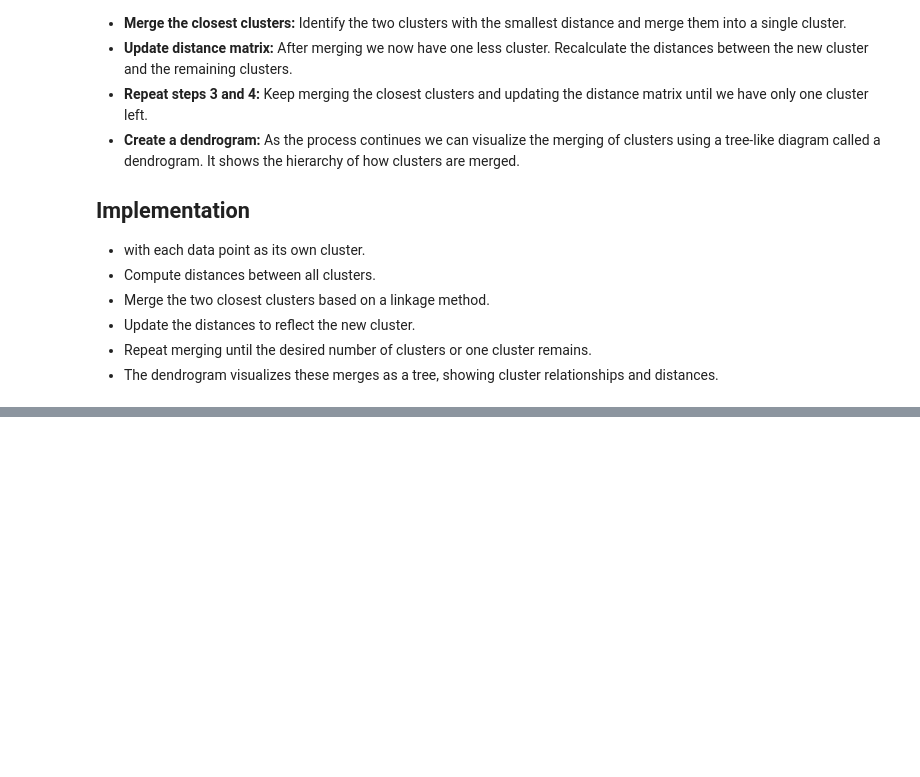
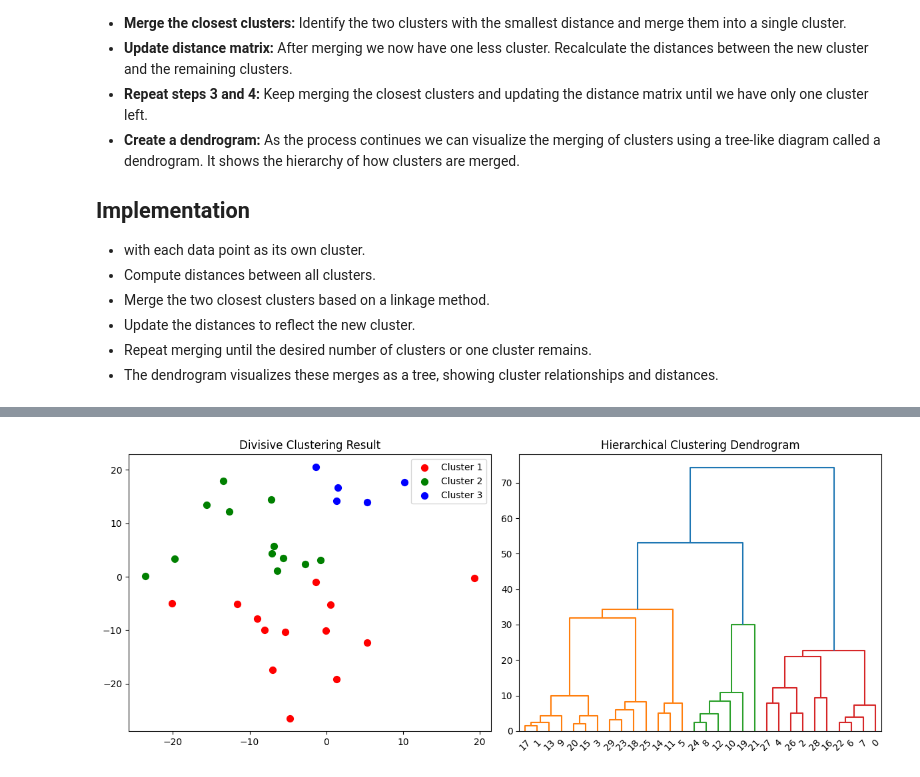
Before and after one commit to itsluckysharma01/Applied-Python-for-AI-ML-DL, a Jupyter notebook: H03_Advance_Clustering_Algo_Unsupervised.ipynb, the cells around one changed output, grey strips where cells are left out. Saved outputs shown, nothing was run; the diff lists cells and outputs as text; code cells hidden in the pictures; blank space fills up the shorter version.

```diff
--- a/H03_Advance_Clustering_Algo_Unsupervised.ipynb
+++ b/H03_Advance_Clustering_Algo_Unsupervised.ipynb
@@ -405,0 +422,48 @@ plt.show()
+# %%
+import numpy as np
+import matplotlib.pyplot as plt
+from sklearn.cluster import KMeans
+from sklearn.datasets import make_blobs
+from scipy.cluster.hierarchy import dendrogram, linkage
+
+X, _ = make_blobs(n_samples=30, centers=5, cluster_std=10, random_state=42)
+
+
+def divisive_clustering(data, max_clusters=3):
+    clusters = [data]  # Initialize with all data in one cluster
+    while len(clusters) < max_clusters:
+        # Find the index of the largest cluster
+        cluster_idx = max(range(len(clusters)), key=lambda i: len(clusters[i]))
+        cluster_to_split = clusters.pop(cluster_idx)
+
+        kmeans = KMeans(n_clusters=2, random_state=42).fit(cluster_to_split)
+        cluster1 = cluster_to_split[kmeans.labels_ == 0]
+        cluster2 = cluster_to_split[kmeans.labels_ == 1]
+
+        clusters.extend([cluster1, cluster2])
+    return clusters
+
+
+clusters = divisive_clustering(X, max_clusters=3)
+
+plt.figure(figsize=(12, 5))
+
+plt.subplot(1, 2, 1)
+colors = ['r', 'g', 'b', 'c', 'm', 'y']
+for i, cluster in enumerate(clusters):
+    plt.scatter(cluster[:, 0], cluster[:, 1], s=50,
+                c=colors[i], label=f'Cluster {i+1}')
+plt.title('Divisive Clustering Result')
+plt.legend()
+
+linked = linkage(X, method='ward')
+
+plt.subplot(1, 2, 2)
+dendrogram(linked, orientation='top',
+           distance_sort='descending', show_leaf_counts=True)
+plt.title('Hierarchical Clustering Dendrogram')
+
+plt.tight_layout()
+plt.show()
+# %% [output]
+[figure, added]
```
Also changed, not shown: parts of 16 cells of this notebook.
